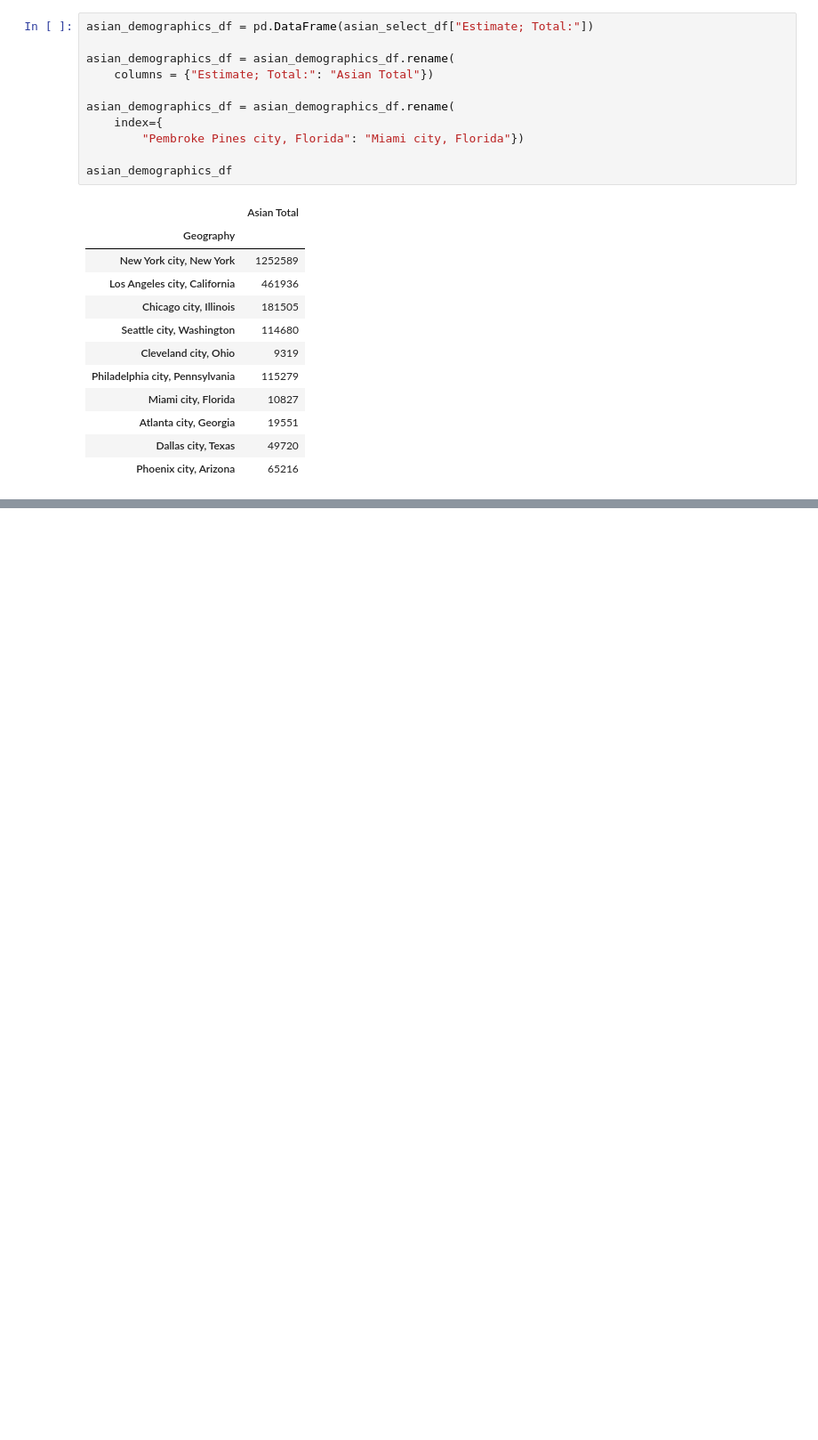
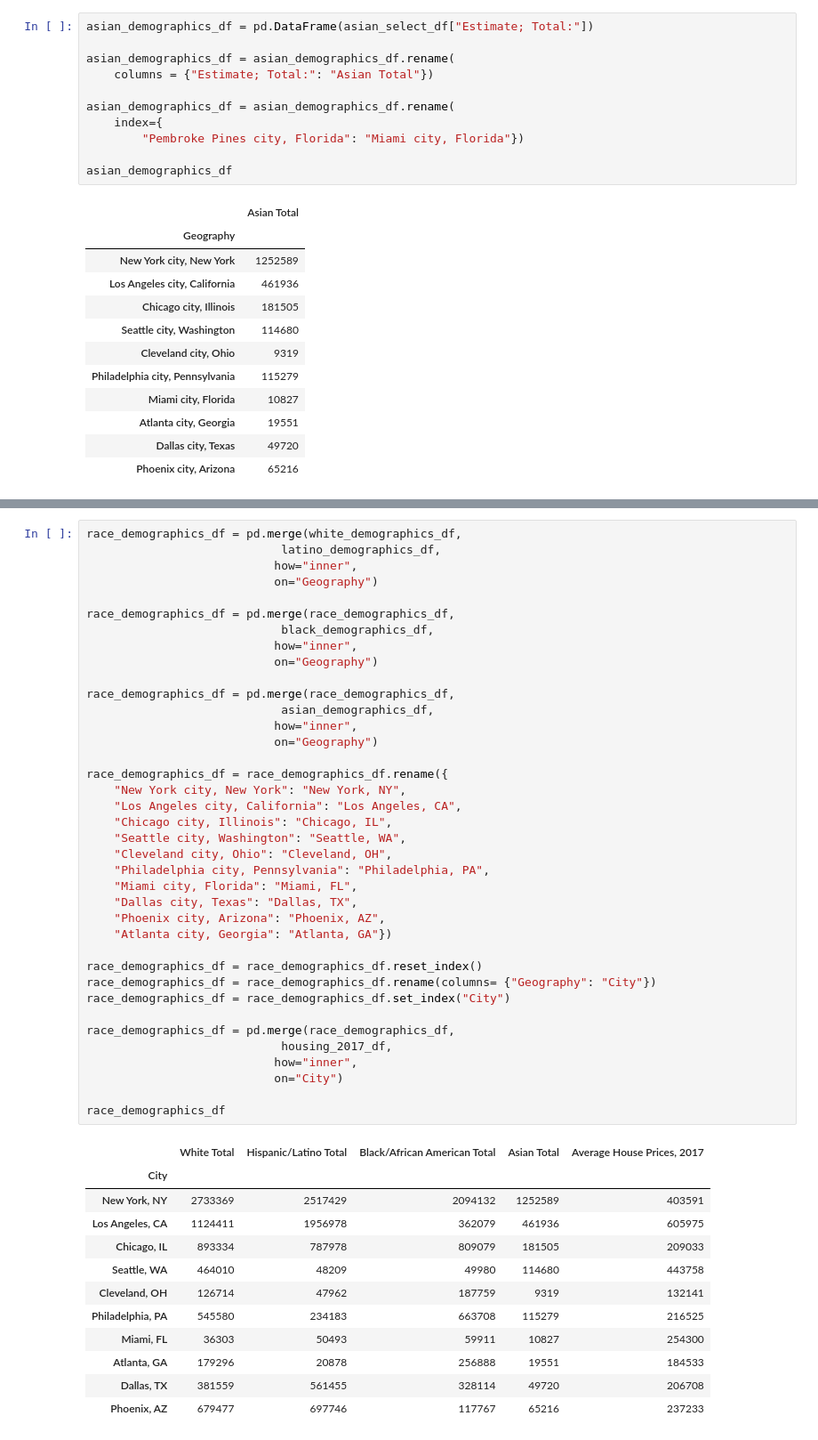
Before and after one commit to diamondwyrm/Project-1-Team-5, a Jupyter notebook: Demographic-Housing-Prices/Demographics.ipynb, the cells around one changed output, grey strips where cells are left out. Shown at 89% size. Saved outputs shown, nothing was run; the diff lists cells and outputs as text; blank space fills up the shorter version.

```diff
--- a/Demographic-Housing-Prices/Demographics.ipynb
+++ b/Demographic-Housing-Prices/Demographics.ipynb
@@ -296,0 +365,51 @@ demographics_df
+# %%
+race_demographics_df = pd.merge(white_demographics_df,
+                            latino_demographics_df,
+                           how="inner",
+                           on="Geography")
+
+race_demographics_df = pd.merge(race_demographics_df,
+                            black_demographics_df,
+                           how="inner",
+                           on="Geography")
+
+race_demographics_df = pd.merge(race_demographics_df,
+                            asian_demographics_df,
+                           how="inner",
+                           on="Geography")
+
+race_demographics_df = race_demographics_df.rename({
+    "New York city, New York": "New York, NY",
+    "Los Angeles city, California": "Los Angeles, CA",
+    "Chicago city, Illinois": "Chicago, IL",
+    "Seattle city, Washington": "Seattle, WA",
+    "Cleveland city, Ohio": "Cleveland, OH",
+    "Philadelphia city, Pennsylvania": "Philadelphia, PA",
+    "Miami city, Florida": "Miami, FL",
+    "Dallas city, Texas": "Dallas, TX",
+    "Phoenix city, Arizona": "Phoenix, AZ",
+    "Atlanta city, Georgia": "Atlanta, GA"})
+
+race_demographics_df = race_demographics_df.reset_index()
+race_demographics_df = race_demographics_df.rename(columns= {"Geography": "City"})
+race_demographics_df = race_demographics_df.set_index("City")
+
+race_demographics_df = pd.merge(race_demographics_df,
+                            housing_2017_df,
+                           how="inner",
+                           on="City")
+
+race_demographics_df
+# %% [output]
+|  | White Total | Hispanic/Latino Total | Black/African American Total | Asian Total | Average House Prices, 2017 |
+| City |  |  |  |  |  |
+| New York, NY | 2733369 | 2517429 | 2094132 | 1252589 | 403591 |
+| Los Angeles, CA | 1124411 | 1956978 | 362079 | 461936 | 605975 |
+| Chicago, IL | 893334 | 787978 | 809079 | 181505 | 209033 |
+| Seattle, WA | 464010 | 48209 | 49980 | 114680 | 443758 |
+| Cleveland, OH | 126714 | 47962 | 187759 | 9319 | 132141 |
+| Philadelphia, PA | 545580 | 234183 | 663708 | 115279 | 216525 |
+| Miami, FL | 36303 | 50493 | 59911 | 10827 | 254300 |
+| Atlanta, GA | 179296 | 20878 | 256888 | 19551 | 184533 |
+| Dallas, TX | 381559 | 561455 | 328114 | 49720 | 206708 |
+| Phoenix, AZ | 679477 | 697746 | 117767 | 65216 | 237233 |
```
Also changed, not shown: parts of 9 cells of this notebook, 2 other files.
